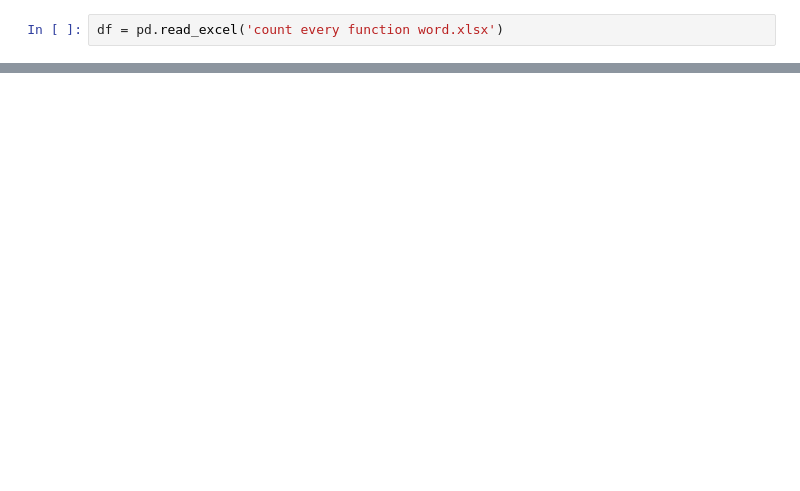
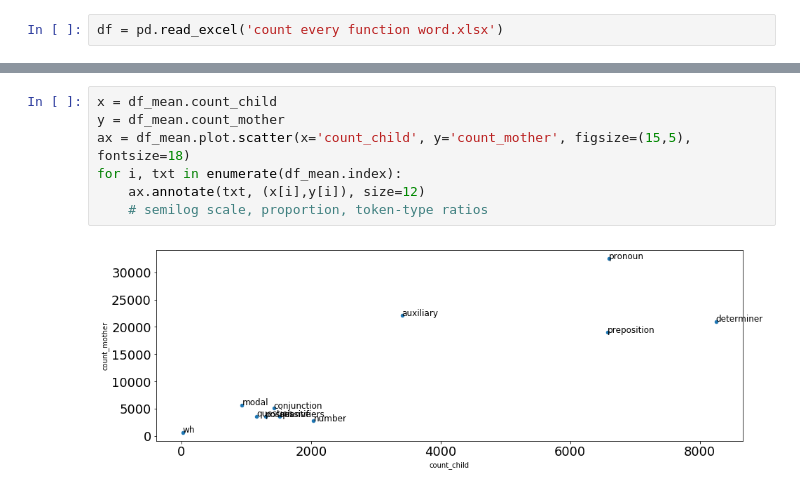
Before and after one commit to qxu1994/formulae-project, a Jupyter notebook: Count function words after disambiguating.ipynb, the cells around one changed output, grey strips where cells are left out. Drawn from its saved outputs; the diff is of its cells as text; blank space fills up the shorter version.

```diff
--- a/Count function words after disambiguating.ipynb
+++ b/Count function words after disambiguating.ipynb
@@ -26,0 +35,9 @@ plt.show()
+# %%
+x = df_mean.count_child
+y = df_mean.count_mother
+ax = df_mean.plot.scatter(x='count_child', y='count_mother', figsize=(15,5), fontsize=18)
+for i, txt in enumerate(df_mean.index):
+    ax.annotate(txt, (x[i],y[i]), size=12)
+    # semilog scale, proportion, token-type ratios
+# %% [output]
+[figure, added]
```
Also changed, not shown: parts of 41 cells of this notebook.
